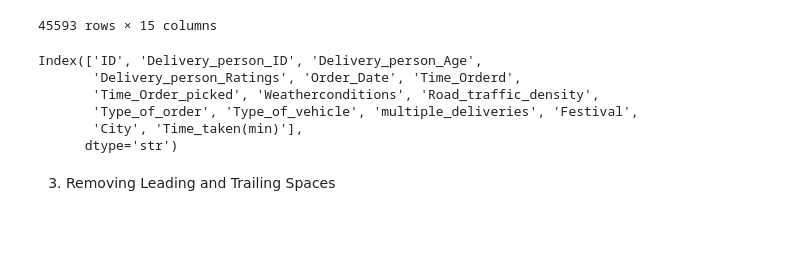
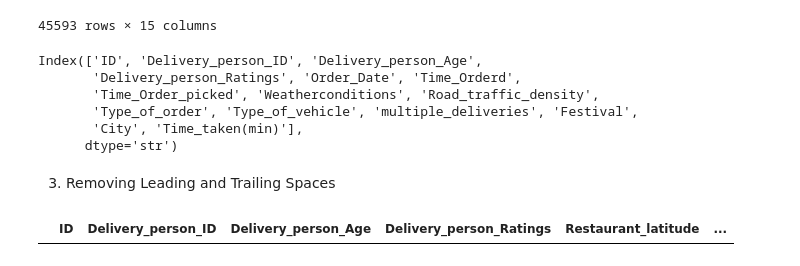
Before and after one commit to manisharoshini/Food-Delivery-Prediction, a Jupyter notebook: Food_delivery_prediction.ipynb, the cells around one changed output. Cells and saved outputs as stored; diff of their text form; code cells hidden in the pictures; blank space fills up the shorter version.

Commit message:
Data Cleaning - ongoing

```diff
--- a/Food_delivery_prediction.ipynb
+++ b/Food_delivery_prediction.ipynb
@@ -225,3 +225,7 @@ for col in data.select_dtypes(include = 'str').columns:
     data[col] = data[col].str.strip() # this will remove all leading and trailing space from the column names
     data[col] = data[col].replace('NaN',np.nan) # this will replace NaN with np.nan
 # strip() was did first coz some nan values are stored in the form of ' NaN ' to remove the space we remove strip()
+# %%
+data[data['Delivery_person_Age'] == 'NaN']
+# %% [output]
+|  | ID | Delivery_person_ID | Delivery_person_Age | Delivery_person_Ratings | Restaurant_latitude | ... |
```
Also changed, not shown: parts of 9 cells of this notebook.
